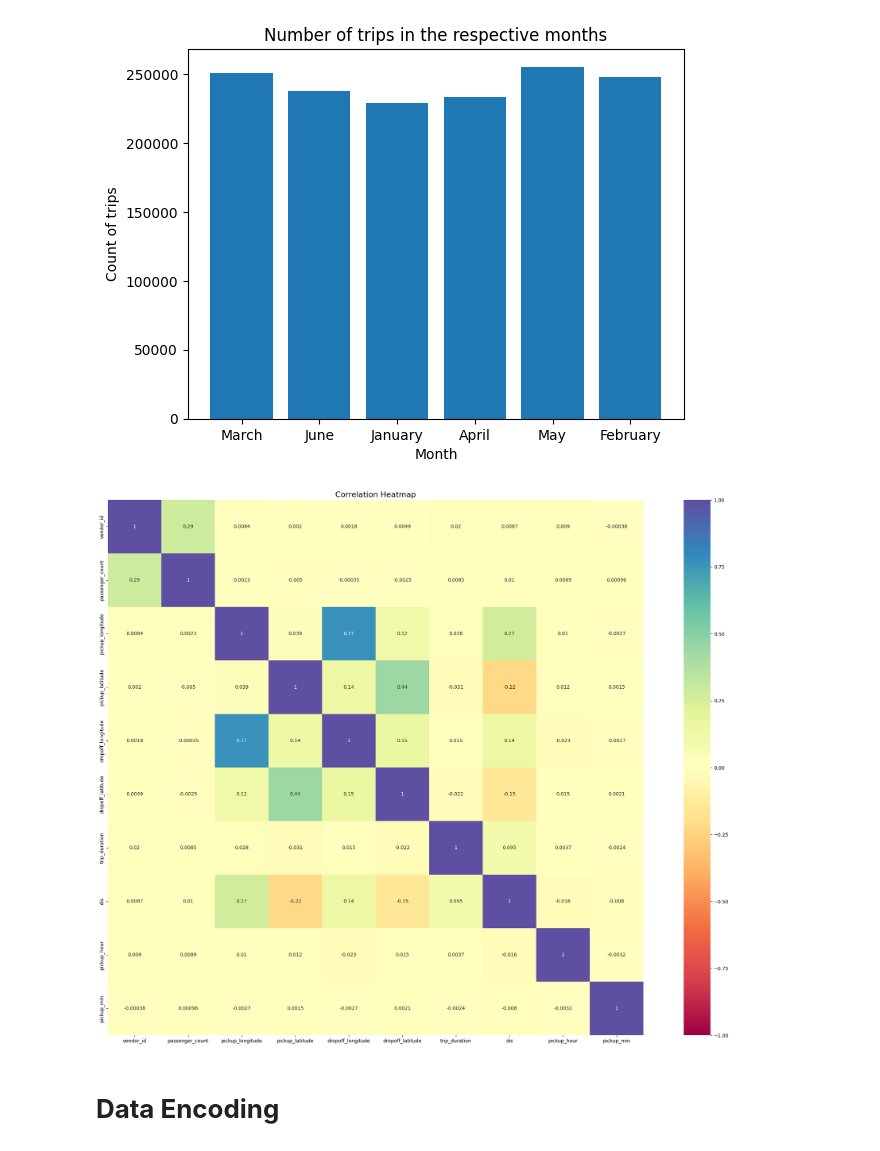
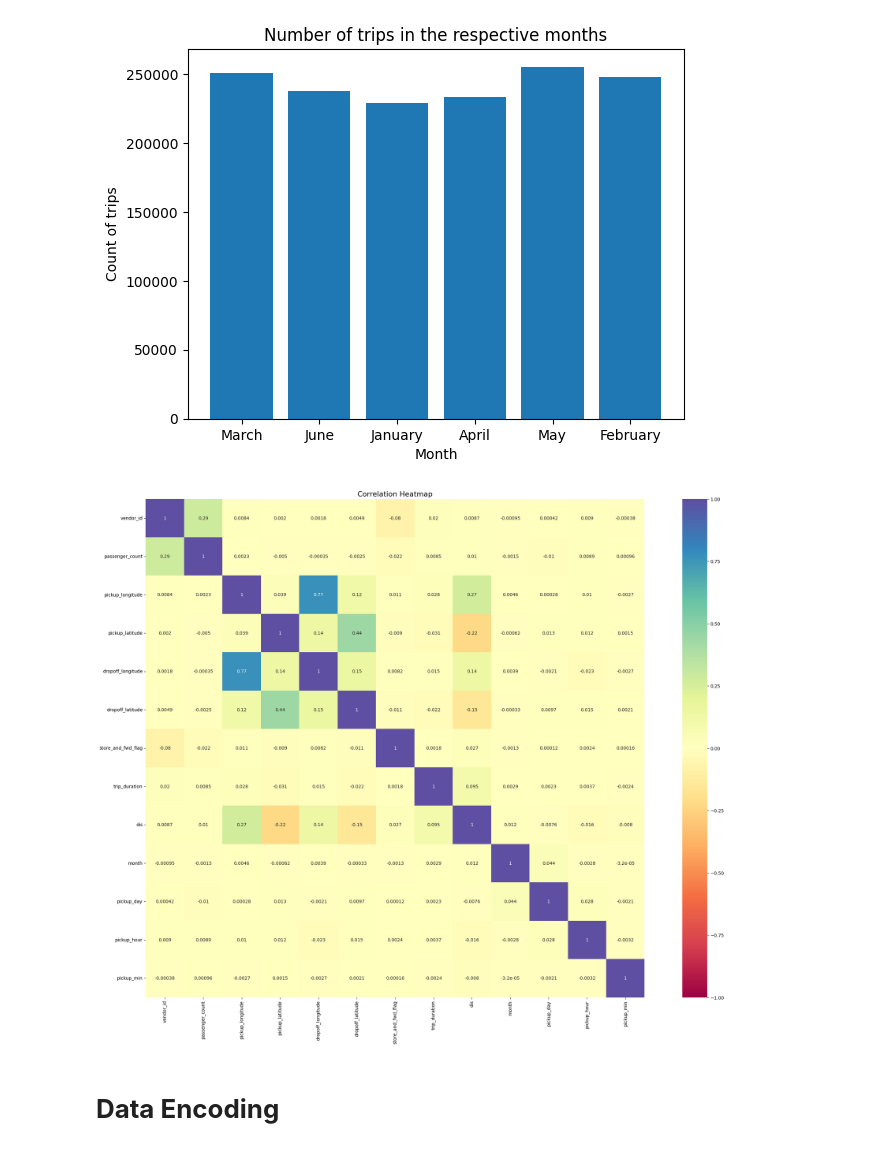
Before and after one commit to Mousoomi03/predict_taxi_trip_duration, a Jupyter notebook: capabl_project.ipynb, the cells around one changed output. Saved outputs shown, nothing was run; the diff lists cells and outputs as text; code cells hidden in the pictures.

```diff
--- a/capabl_project.ipynb
+++ b/capabl_project.ipynb
@@ -349,13 +362,33 @@ plt.show
 # %% [output]
 <function matplotlib.pyplot.show(close=None, block=None)>
 [figure]
-# %%
-plt.figure (figsize= (30,20))
-sns.heatmap(raw_df.corr(), cmap='Spectral', annot=True,vmin=-1, vmax=1, square=True)
-plt.title("Correlation Heatmap", fontsize=16)
-plt.show()
-# %% [output]
-[figure, removed]
+# %%
+import pandas as pd
+import seaborn as sns
+import matplotlib.pyplot as plt
+from sklearn.preprocessing import LabelEncoder
+
+plt.figure (figsize= (30,20))
+
+# Create a copy of the DataFrame to work with for correlation
+df_for_corr = raw_df.copy()
+
+# Drop columns that are identifiers or datetime objects and not directly suitable for numerical correlation
+df_for_corr = df_for_corr.drop(columns=['id', 'pickup_datetime', 'dropoff_datetime'])
+
+# Encode categorical string columns into numerical representations
+# Note: 'le' (LabelEncoder) was planned for use in later cells, but to fix this cell independently,
+# we re-instantiate it here.
+le = LabelEncoder()
+df_for_corr['store_and_fwd_flag'] = le.fit_transform(df_for_corr['store_and_fwd_flag'])
+df_for_corr['month'] = le.fit_transform(df_for_corr['month'])
+df_for_corr['pickup_day'] = le.fit_transform(df_for_corr['pickup_day'])
+
+sns.heatmap(df_for_corr.corr(numeric_only=True), cmap='Spectral', annot=True,vmin=-1, vmax=1, square=True)
+plt.title("Correlation Heatmap", fontsize=16)
+plt.show()
+# %% [output]
+[figure, added]
 # %% [markdown]
 # **Data Encoding**
 # %%
```
Also changed, not shown: parts of 22 cells of this notebook.
